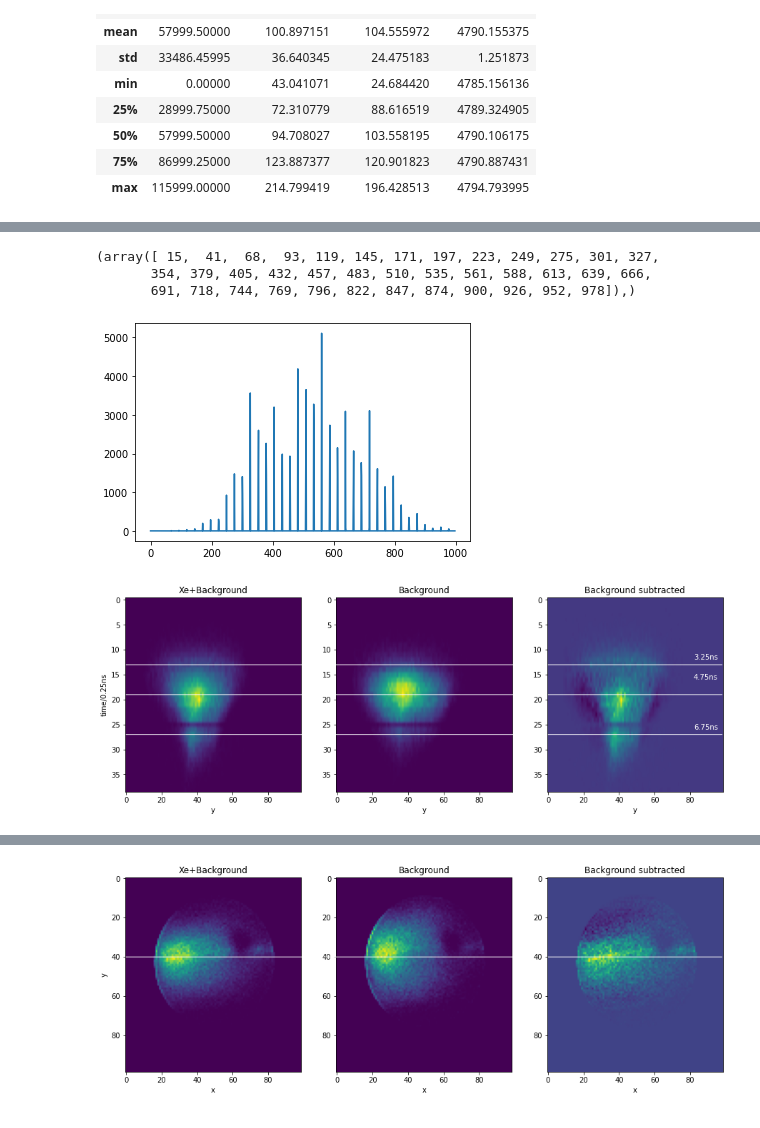
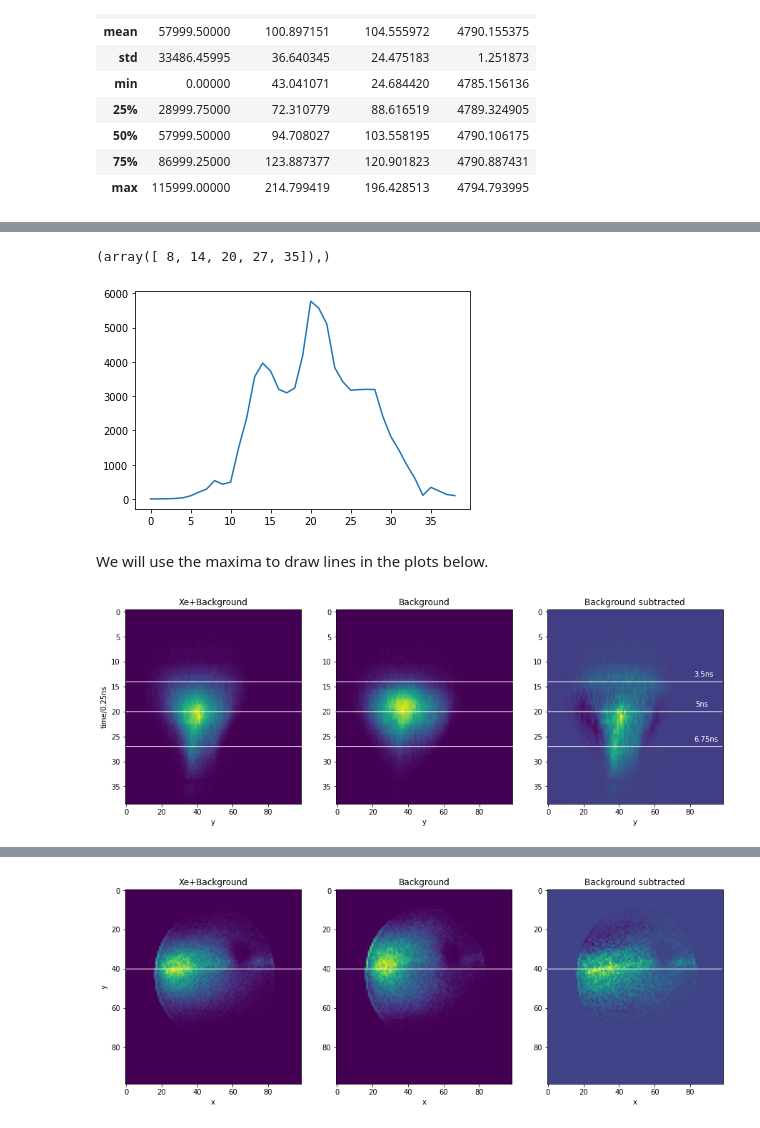
Before and after one commit to gmogol/Timepix, a Jupyter notebook: full_tpx_analysis.ipynb, the cells around one changed output, grey strips where cells are left out. Saved outputs shown, nothing was run; the diff lists cells and outputs as text; code cells hidden in the pictures.

```diff
--- a/full_tpx_analysis.ipynb
+++ b/full_tpx_analysis.ipynb
@@ -144,23 +95,20 @@ def to_plot_2dhist(var1,var2,bin1=None,bin2=None,signal_factor=1.25,background_f
 from matplotlib.patches import ConnectionPatch
 from scipy.signal import argrelextrema
 # %%
-print(argrelextrema(to_plot_2dhist('y','delta_t',background_factor=1,
+from scipy.signal import argrelextrema
+print(argrelextrema(to_plot_2dhist('x','delta_t',background_factor=1,
                           signal_factor=1.6,
-                          bin1= np.linspace(0,255,100),
-                        bin2= np.linspace(4785,4795,1000),
                          ).sum(axis=1),
              np.greater))
-plt.plot(to_plot_2dhist('y','delta_t',background_factor=1,
-                          signal_factor=1.6,
-                          bin1= np.linspace(0,255,100),
-                        bin2= np.linspace(4785,4795,1000),
+plt.plot(to_plot_2dhist('x','delta_t',background_factor=1,
+                          signal_factor=1.6
                          ).sum(axis=1))
 plt.show()
 # %% [output]
-(array([ 15,  41,  68,  93, 119, 145, 171, 197, 223, 249, 275, 301, 327,
-       354, 379, 405, 432, 457, 483, 510, 535, 561, 588, 613, 639, 666,
-       691, 718, 744, 769, 796, 822, 847, 874, 900, 926, 952, 978]),)
+(array([ 8, 14, 20, 27, 35]),)
-[figure, old version]
+[figure, new version]
+# %% [markdown]
+We will use the maxima to draw lines in the plots below.
 # %%
 
 
@@ -183,7 +131,7 @@ plt.title('Background subtracted')
 
 
 
-for y in [13, 19, 27]:
+for y in [14, 20, 27]:
     con = ConnectionPatch(xyA=(0,y), xyB=(98,y), coordsA="data", coordsB="data",
                       axesA=ax1, axesB=ax3, color="white")
 
@@ -191,34 +139,27 @@ for y in [13, 19, 27]:
 
 im1 = ax1.imshow(to_plot_2dhist('y','delta_t',background_factor=0,
                           signal_factor=1,
-                          bin1= np.linspace(0,255,100),
-                        bin2= np.linspace(4785,4795,40),
                          )
            ,aspect='auto')
 
 
 im2 = ax2.imshow(to_plot_2dhist('y','delta_t',background_factor=-1,
                           signal_factor=0,
-                          bin1= np.linspace(0,255,100),
-                        bin2= np.linspace(4785,4795,40),
                          )
            ,aspect='auto')
 
 
 
 
-im3=ax3.imshow(to_plot_2dhist('y','delta_t',background_factor=1,
-                          signal_factor=1.6,
-                          bin1= np.linspace(0,255,100),
-                        bin2= np.linspace(4785,4795,40),
+im3=ax3.imshow(to_plot_2dhist('y','delta_t'
                          )
            ,aspect='auto')
 
-plt.text(82,12,'3.25ns',color='white')
-plt.text(82,16,'4.75ns',color='white')
+plt.text(82,13,'3.5ns',color='white')
+plt.text(83,19,'5ns',color='white')
 plt.text(82,26,'6.75ns',color='white')
 
 
-plt.savefig('figures/t_vs_y.png')
+plt.savefig('figures/t-vs-y.pdf')
 # %% [output]
-[figure, old version]
+[figure, new version]
```
Also changed, not shown: parts of 60 cells of this notebook, 1 other file.
